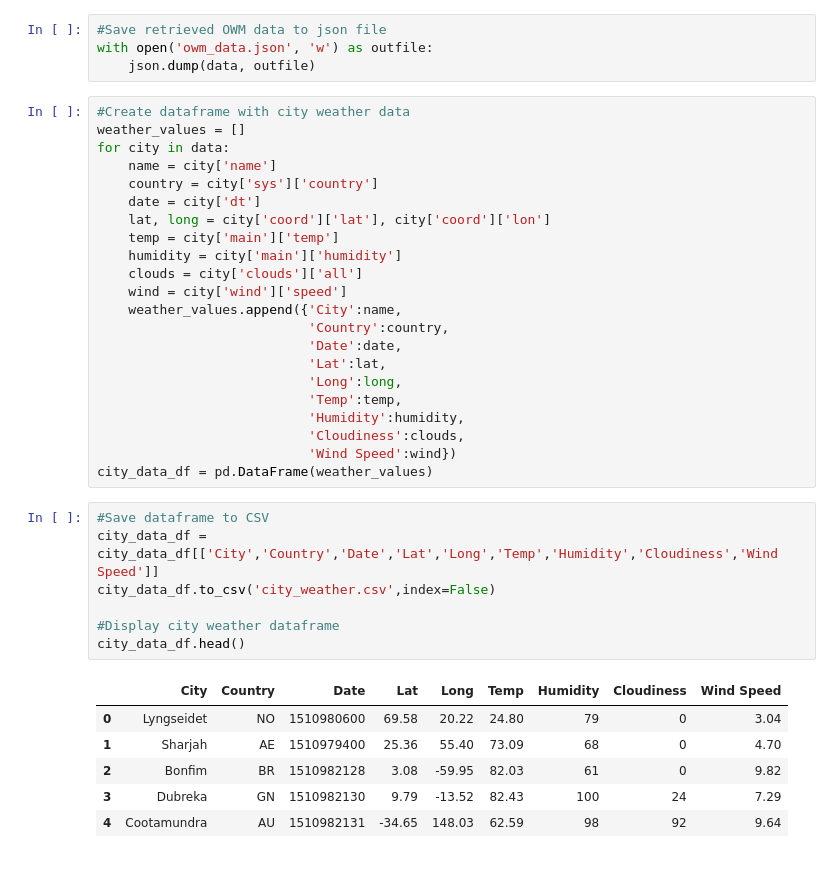
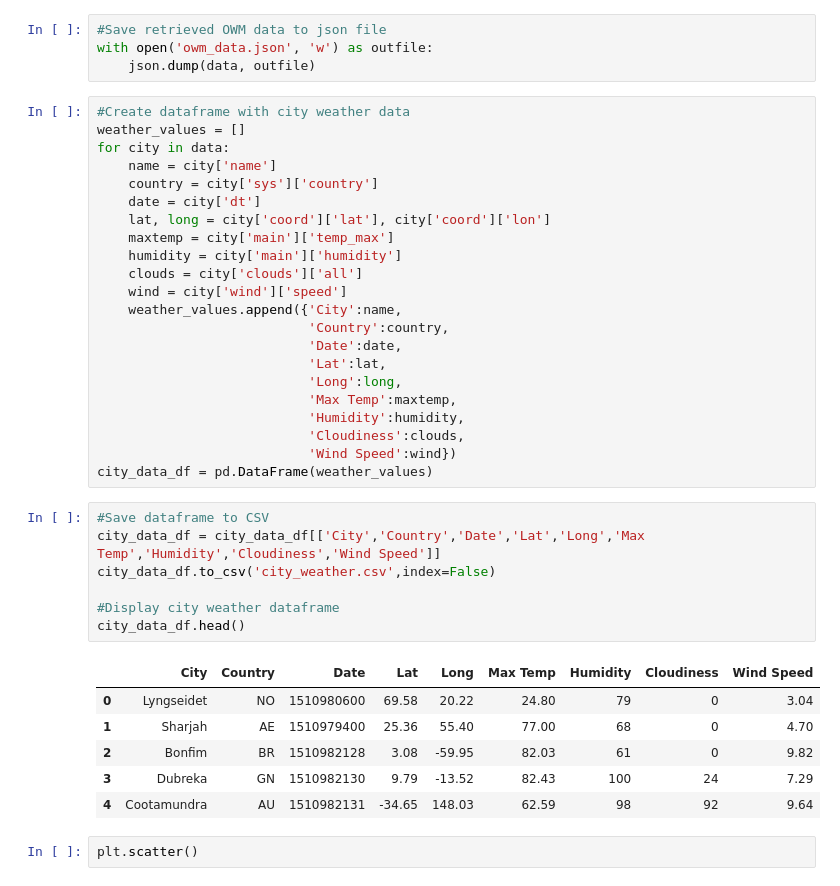
Before and after one commit to txstu09/weatherpy, a Jupyter notebook: WeatherPy.ipynb, the cells around one changed output. Saved outputs shown, nothing was run; the diff lists cells and outputs as text.

Commit message:
corrected temp value used

```diff
--- a/WeatherPy.ipynb
+++ b/WeatherPy.ipynb
@@ -132,7 +126,7 @@ for city in data:
     country = city['sys']['country']
     date = city['dt']
     lat, long = city['coord']['lat'], city['coord']['lon']
-    temp = city['main']['temp']
+    maxtemp = city['main']['temp_max']
     humidity = city['main']['humidity']
     clouds = city['clouds']['all']
     wind = city['wind']['speed']
@@ -141,22 +135,24 @@ for city in data:
                            'Date':date,
                            'Lat':lat,
                            'Long':long,
-                           'Temp':temp,
+                           'Max Temp':maxtemp,
                            'Humidity':humidity,
                            'Cloudiness':clouds,
                            'Wind Speed':wind})
 city_data_df = pd.DataFrame(weather_values)
 # %%
 #Save dataframe to CSV
-city_data_df = city_data_df[['City','Country','Date','Lat','Long','Temp','Humidity','Cloudiness','Wind Speed']]
+city_data_df = city_data_df[['City','Country','Date','Lat','Long','Max Temp','Humidity','Cloudiness','Wind Speed']]
 city_data_df.to_csv('city_weather.csv',index=False)
 
 #Display city weather dataframe
 city_data_df.head()
 # %% [output]
-|  | City | Country | Date | Lat | Long | Temp | Humidity | Cloudiness | Wind Speed |
+|  | City | Country | Date | Lat | Long | Max Temp | Humidity | Cloudiness | Wind Speed |
 | 0 | Lyngseidet | NO | 1510980600 | 69.58 | 20.22 | 24.80 | 79 | 0 | 3.04 |
-| 1 | Sharjah | AE | 1510979400 | 25.36 | 55.40 | 73.09 | 68 | 0 | 4.70 |
+| 1 | Sharjah | AE | 1510979400 | 25.36 | 55.40 | 77.00 | 68 | 0 | 4.70 |
 | 2 | Bonfim | BR | 1510982128 | 3.08 | -59.95 | 82.03 | 61 | 0 | 9.82 |
 | 3 | Dubreka | GN | 1510982130 | 9.79 | -13.52 | 82.43 | 100 | 24 | 7.29 |
 | 4 | Cootamundra | AU | 1510982131 | -34.65 | 148.03 | 62.59 | 98 | 92 | 9.64 |
+# %%
+plt.scatter()
```
Also changed, not shown: parts of 1 cell of this notebook, 2 other files.
